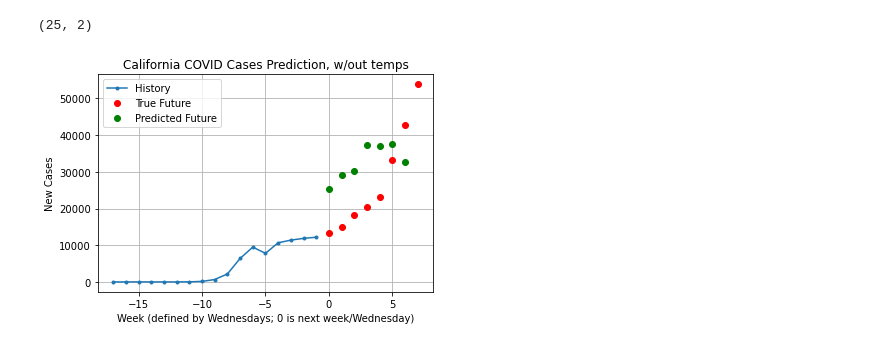
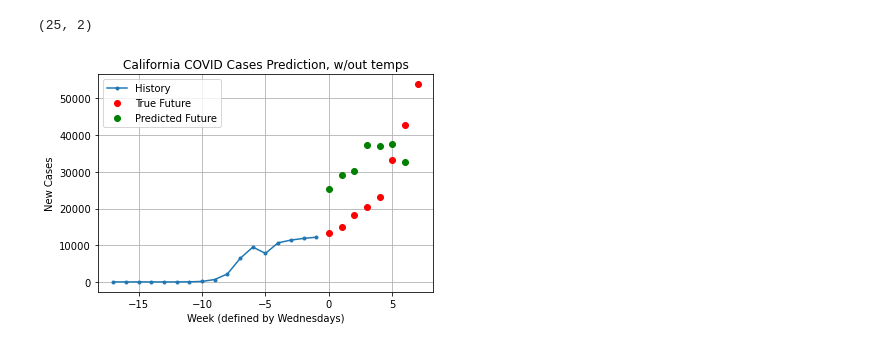
Before and after one commit to tamjazad/ml-covid19, a Jupyter notebook: flu-trained-models/california/cali_faketemps.ipynb, the cells around one changed output. Drawn from its saved outputs; the diff is of its cells as text; code cells hidden in the pictures.

```diff
--- a/flu-trained-models/california/cali_faketemps.ipynb
+++ b/flu-trained-models/california/cali_faketemps.ipynb
@@ -473,12 +473,12 @@ today_datestring = today_date.strftime("%m/%d/%Y")
 # %%
 for x, y in test_data_single.take(1):
     predicted_cases = lstm_prediction_model.predict(x)[0]
     actual_future = region_wnew_cases_norm[len(covid_temp_data):]
     plot = multi_step_prediction(x[0] * peak_guess, actual_future * peak_guess, predicted_cases * peak_guess)
     plot.title(region_string + " COVID Cases Prediction, w/out temps")
-    plot.xlabel('Week (defined by Wednesdays; 0 is next week/Wednesday)')
+    plot.xlabel('Week (defined by Wednesdays)')
     plot.ylabel('New Cases')
     plot.grid()
     plot.show()
 # %% [output]
-[figure, old version]
+[figure, new version]
```
Also changed, not shown: 5 other files.
